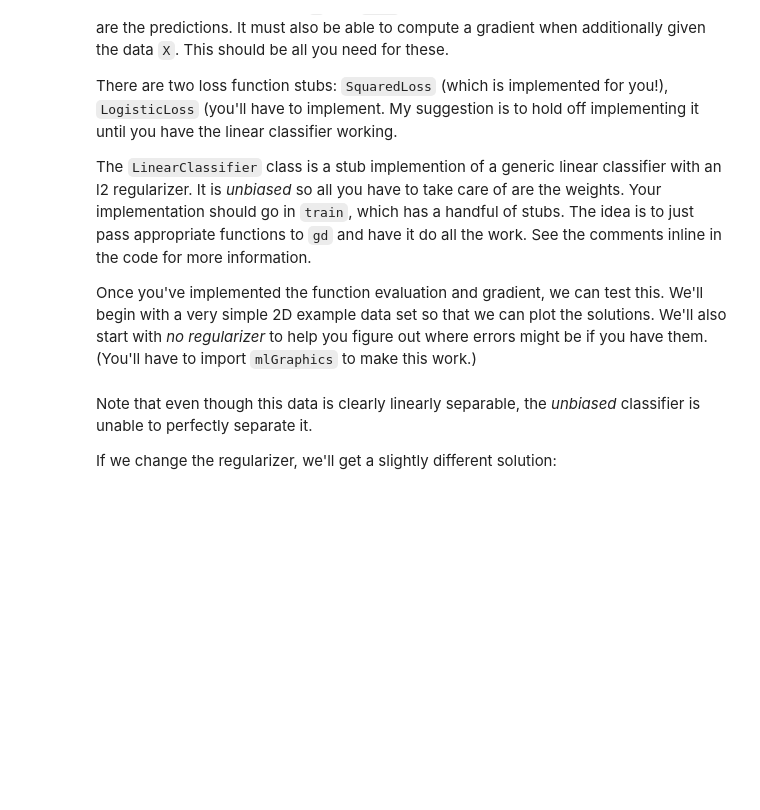
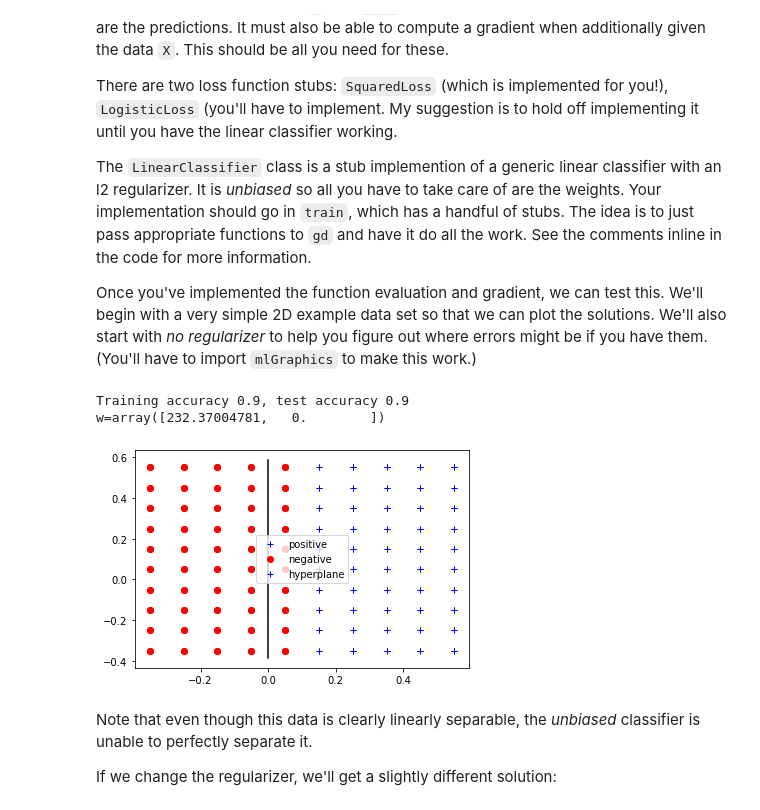
Before and after one commit to Rhernandez513/Intro_to_Machine_Learning, a Jupyter notebook: hw3/hw3.ipynb, the cells around one changed output. Drawn from its saved outputs; the diff is of its cells as text; code cells hidden in the pictures; blank space fills up the shorter version.

```diff
--- a/hw3/hw3.ipynb
+++ b/hw3/hw3.ipynb
@@ -609,15 +598,20 @@ work.)
 # %%
 import linear
 import datasets
 import mlGraphics
 import runClassifier
 f = linear.LinearClassifier({'lossFunction': linear.SquaredLoss(), 'lambda': 0, 'numIter': 100, 'stepSize': 0.5})
 runClassifier.trainTestSet(f, datasets.TwoDAxisAligned)
+
 # Training accuracy 0.91, test accuracy 0.86
 print(f)
 # w=array([ 2.73466371, -0.29563932])
 mlGraphics.plotLinearClassifier(f, datasets.TwoDAxisAligned.X, datasets.TwoDAxisAligned.Y)
-show()
+plt.show()
+# %% [output]
+Training accuracy 0.9, test accuracy 0.9
+w=array([232.37004781,   0.        ])
+[figure, added]
 # %% [markdown]
 Note that even though this data is clearly linearly separable,
 the *unbiased* classifier is unable to perfectly separate it.
```
Also changed, not shown: parts of 6 cells of this notebook.
